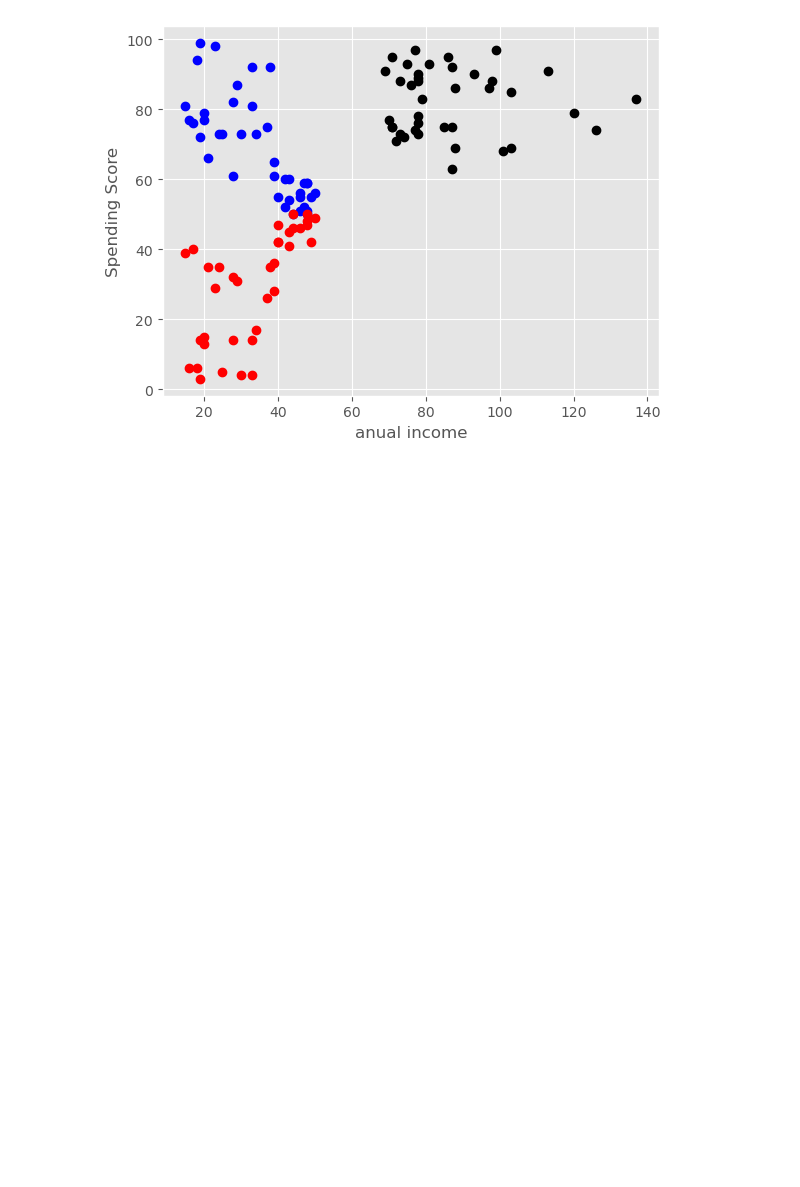
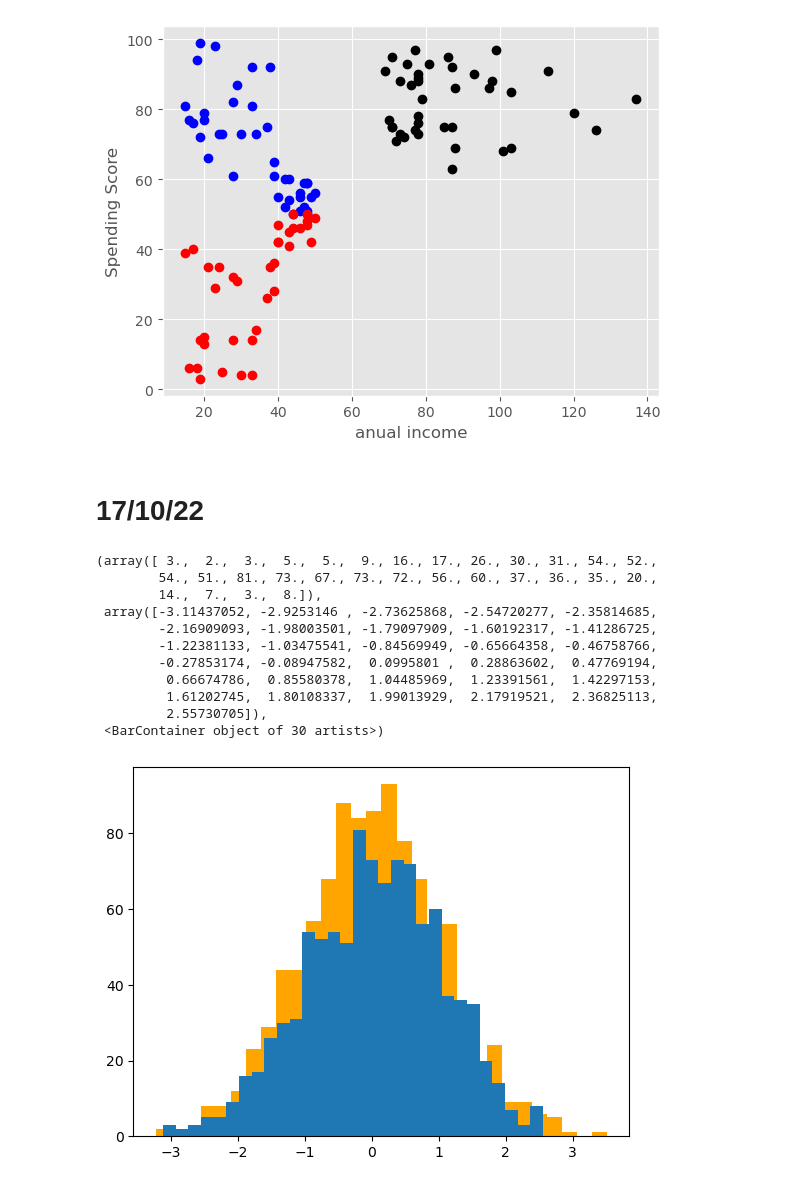
Before and after one commit to basavbamrah/training-sem-7, a Jupyter notebook: basics_5_matplt.ipynb, the cells around one changed output. Drawn from its saved outputs; the diff is of its cells as text; code cells hidden in the pictures; blank space fills up the shorter version.

```diff
--- a/basics_5_matplt.ipynb
+++ b/basics_5_matplt.ipynb
@@ -324,3 +324,26 @@ plt.ylabel('Spending Score')
 # %% [output]
 Text(0, 0.5, 'Spending Score')
 [figure]
+# %% [markdown]
+# 17/10/22
+# %%
+import numpy as np
+import pandas as pd
+from matplotlib import pyplot as plt
+arr=np.random.randn(1000)
+arr1=np.random.randn(1000)
+plt.hist(arr,bins=30,color='orange',histtype='bar')
+plt.hist(arr1,bins=30)
+# %% [output]
+(array([ 3.,  2.,  3.,  5.,  5.,  9., 16., 17., 26., 30., 31., 54., 52.,
+        54., 51., 81., 73., 67., 73., 72., 56., 60., 37., 36., 35., 20.,
+        14.,  7.,  3.,  8.]),
+ array([-3.11437052, -2.9253146 , -2.73625868, -2.54720277, -2.35814685,
+        -2.16909093, -1.98003501, -1.79097909, -1.60192317, -1.41286725,
+        -1.22381133, -1.03475541, -0.84569949, -0.65664358, -0.46758766,
+        -0.27853174, -0.08947582,  0.0995801 ,  0.28863602,  0.47769194,
+         0.66674786,  0.85580378,  1.04485969,  1.23391561,  1.42297153,
+         1.61202745,  1.80108337,  1.99013929,  2.17919521,  2.36825113,
+         2.55730705]),
+ <BarContainer object of 30 artists>)
+[figure, added]
```
Also changed, not shown: parts of 2 cells of this notebook, 1 other file.
